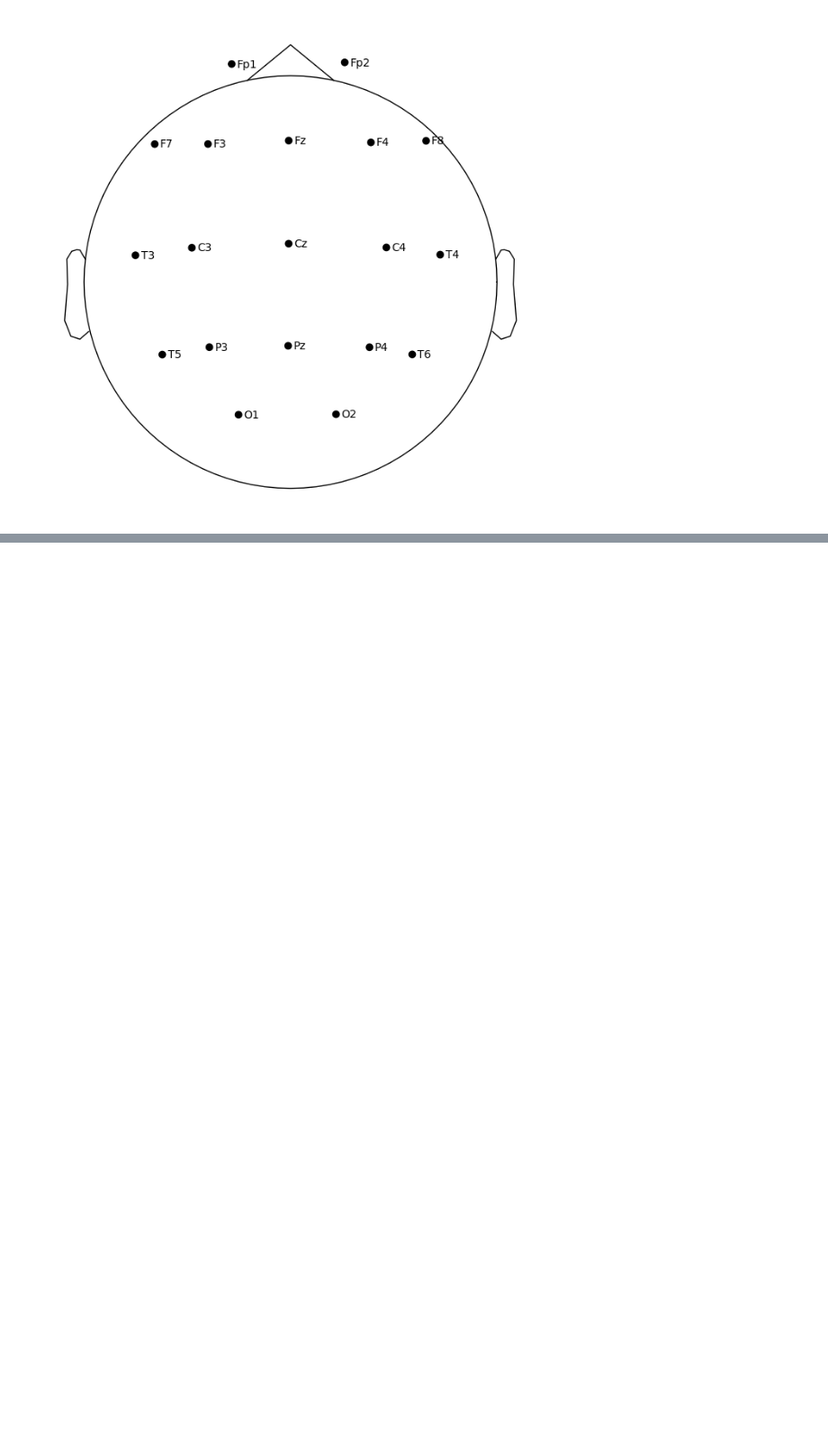
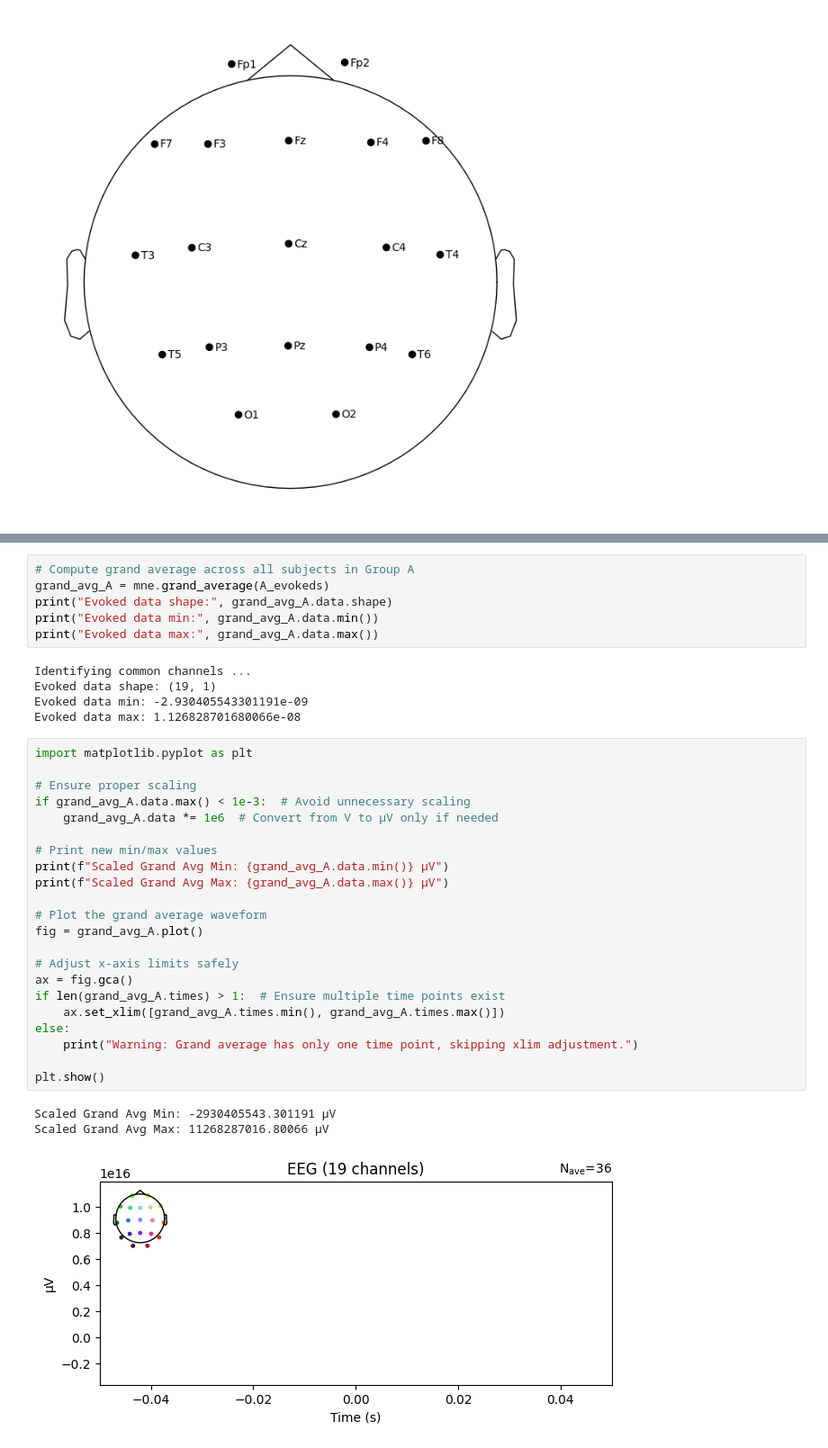
Before and after one commit to ans9868/neuroInfo, a Jupyter notebook: eeg-classification.ipynb, the cells around one changed output, grey strips where cells are left out. Shown at 90% size. Drawn from its saved outputs; the diff is of its cells as text; blank space fills up the shorter version.

Commit message:
finished getting average alziemers, debug tomorrow :)

```diff
--- a/eeg-classification.ipynb
+++ b/eeg-classification.ipynb
@@ -134,0 +323,37 @@ raw.plot_sensors(kind="topomap", show_names=True)
+# %%
+# Compute grand average across all subjects in Group A
+grand_avg_A = mne.grand_average(A_evokeds)
+print("Evoked data shape:", grand_avg_A.data.shape)
+print("Evoked data min:", grand_avg_A.data.min())
+print("Evoked data max:", grand_avg_A.data.max())
+# %% [output]
+Identifying common channels ...
+Evoked data shape: (19, 1)
+Evoked data min: -2.930405543301191e-09
+Evoked data max: 1.126828701680066e-08
+# %%
+import matplotlib.pyplot as plt
+
+# Ensure proper scaling
+if grand_avg_A.data.max() < 1e-3:  # Avoid unnecessary scaling
+    grand_avg_A.data *= 1e6  # Convert from V to µV only if needed
+
+# Print new min/max values
+print(f"Scaled Grand Avg Min: {grand_avg_A.data.min()} µV")
+print(f"Scaled Grand Avg Max: {grand_avg_A.data.max()} µV")
+
+# Plot the grand average waveform
+fig = grand_avg_A.plot()
+
+# Adjust x-axis limits safely
+ax = fig.gca()
+if len(grand_avg_A.times) > 1:  # Ensure multiple time points exist
+    ax.set_xlim([grand_avg_A.times.min(), grand_avg_A.times.max()])
+else:
+    print("Warning: Grand average has only one time point, skipping xlim adjustment.")
+
+plt.show()
+# %% [output]
+Scaled Grand Avg Min: -2930405543.301191 µV
+Scaled Grand Avg Max: 11268287016.80066 µV
+[figure, added]
```
Also changed, not shown: parts of 18 cells of this notebook.
